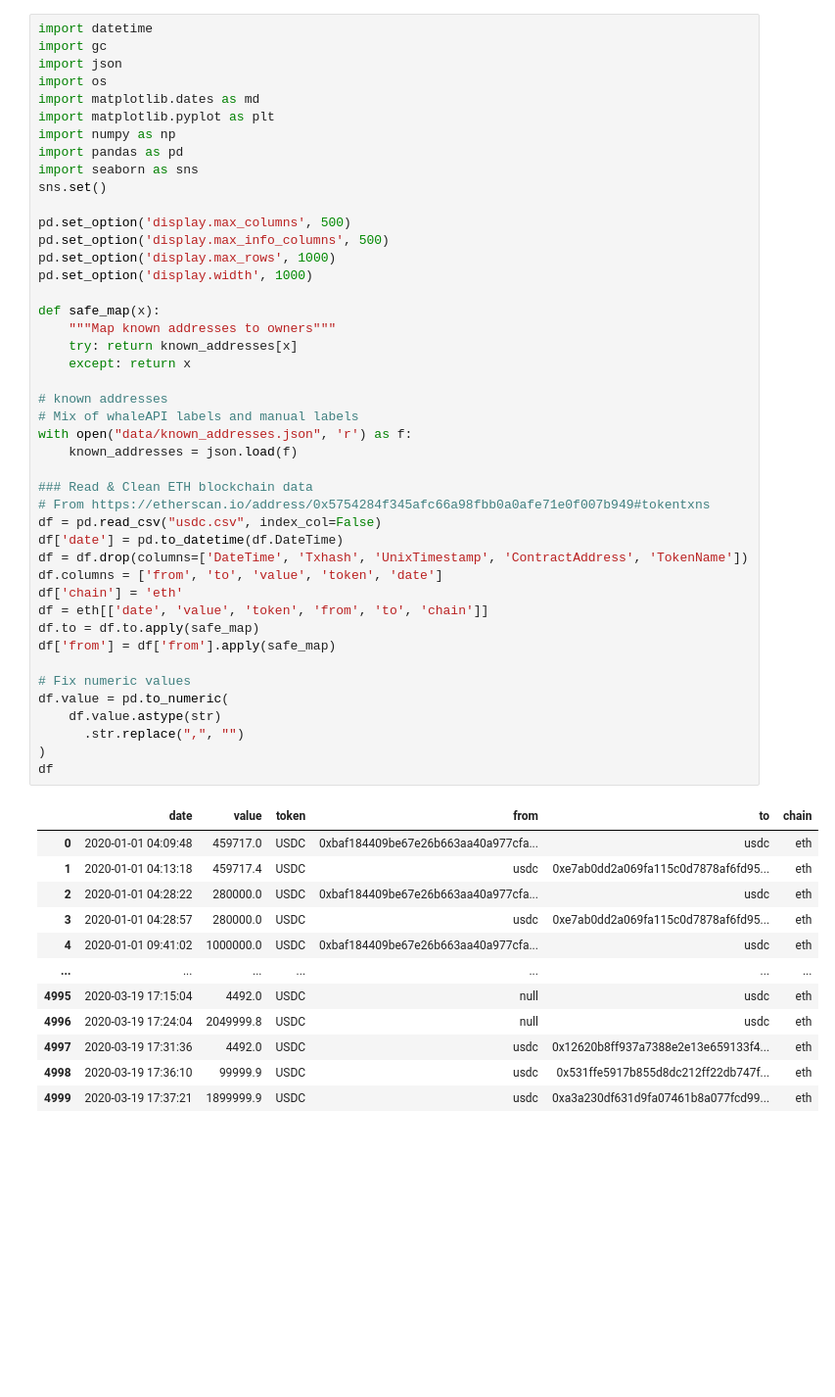
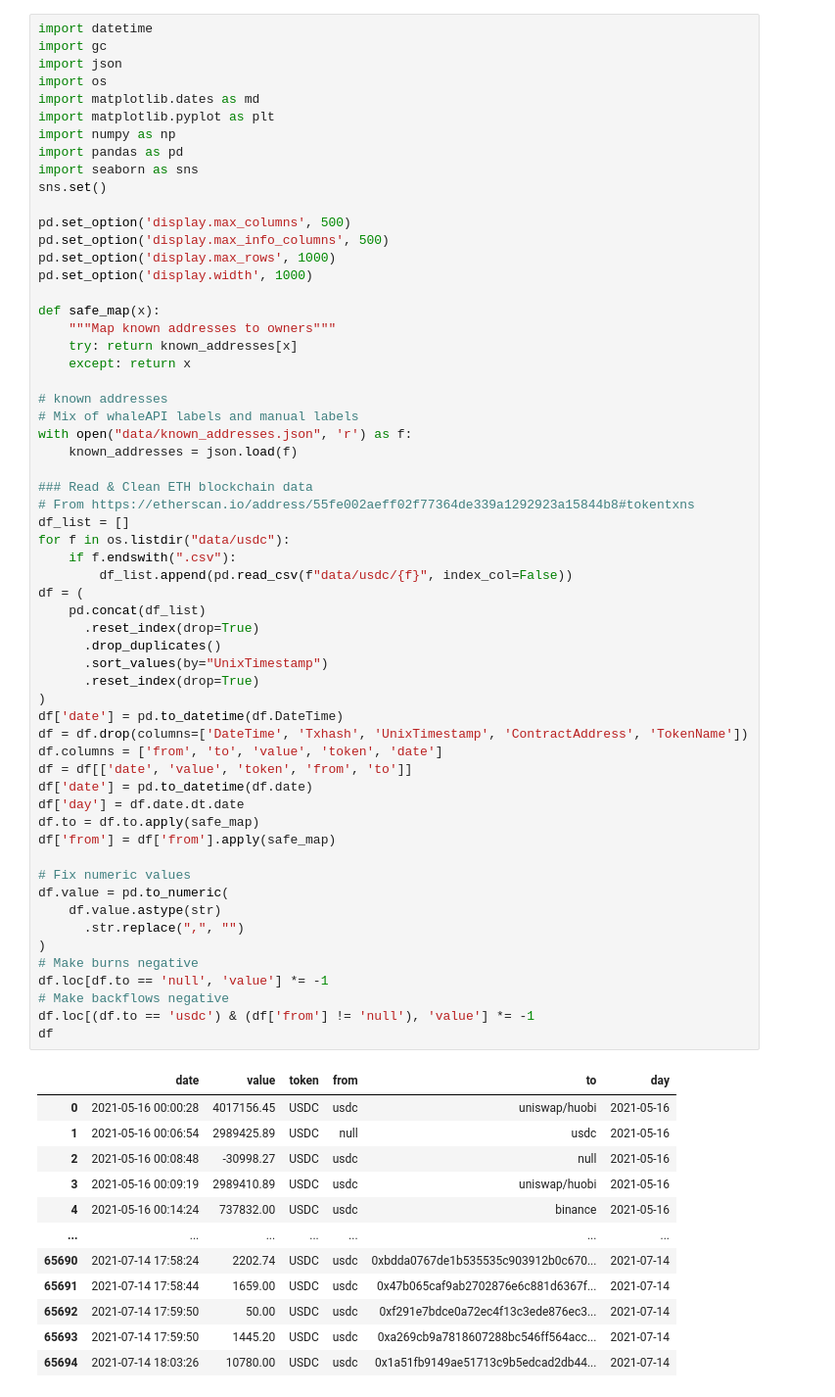
Before and after one commit to VHRanger/tether, a Jupyter notebook: backflows plot usdc.ipynb, the cells around one changed output. Shown at 98% size. Cells and saved outputs as stored; diff of their text form; blank space fills up the shorter version.

```diff
--- a/backflows plot usdc.ipynb
+++ b/backflows plot usdc.ipynb
@@ -12,46 +12,61 @@ sns.set()
 
 pd.set_option('display.max_columns', 500)
 pd.set_option('display.max_info_columns', 500)
 pd.set_option('display.max_rows', 1000)
 pd.set_option('display.width', 1000)
 
 def safe_map(x):
     """Map known addresses to owners"""
     try: return known_addresses[x]
     except: return x
 
 # known addresses
 # Mix of whaleAPI labels and manual labels
 with open("data/known_addresses.json", 'r') as f:
     known_addresses = json.load(f)
 
 ### Read & Clean ETH blockchain data
-# From https://etherscan.io/address/0x5754284f345afc66a98fbb0a0afe71e0f007b949#tokentxns
-df = pd.read_csv("usdc.csv", index_col=False)
+# From https://etherscan.io/address/55fe002aeff02f77364de339a1292923a15844b8#tokentxns
+df_list = []
+for f in os.listdir("data/usdc"):
+    if f.endswith(".csv"):
+        df_list.append(pd.read_csv(f"data/usdc/{f}", index_col=False))
+df = (
+    pd.concat(df_list)
+      .reset_index(drop=True)
+      .drop_duplicates()
+      .sort_values(by="UnixTimestamp")
+      .reset_index(drop=True)
+)
 df['date'] = pd.to_datetime(df.DateTime)
 df = df.drop(columns=['DateTime', 'Txhash', 'UnixTimestamp', 'ContractAddress', 'TokenName'])
 df.columns = ['from', 'to', 'value', 'token', 'date']
-df['chain'] = 'eth'
-df = eth[['date', 'value', 'token', 'from', 'to', 'chain']]
+df = df[['date', 'value', 'token', 'from', 'to']]
+df['date'] = pd.to_datetime(df.date)
+df['day'] = df.date.dt.date
 df.to = df.to.apply(safe_map)
 df['from'] = df['from'].apply(safe_map)
 
 # Fix numeric values
 df.value = pd.to_numeric(
     df.value.astype(str)
       .str.replace(",", "")
 )
+# Make burns negative
+df.loc[df.to == 'null', 'value'] *= -1
+# Make backflows negative
+df.loc[(df.to == 'usdc') & (df['from'] != 'null'), 'value'] *= -1
 df
 # %% [output]
-|  | date | value | token | from | to | chain |
-| 0 | 2020-01-01 04:09:48 | 459717.0 | USDC | 0xbaf184409be67e26b663aa40a977cfa... | usdc | eth |
-| 1 | 2020-01-01 04:13:18 | 459717.4 | USDC | usdc | 0xe7ab0dd2a069fa115c0d7878af6fd95... | eth |
-| 2 | 2020-01-01 04:28:22 | 280000.0 | USDC | 0xbaf184409be67e26b663aa40a977cfa... | usdc | eth |
-| 3 | 2020-01-01 04:28:57 | 280000.0 | USDC | usdc | 0xe7ab0dd2a069fa115c0d7878af6fd95... | eth |
-| 4 | 2020-01-01 09:41:02 | 1000000.0 | USDC | 0xbaf184409be67e26b663aa40a977cfa... | usdc | eth |
+|  | date | value | token | from | to | day |
+| 0 | 2021-05-16 00:00:28 | 4017156.45 | USDC | usdc | uniswap/huobi | 2021-05-16 |
+| 1 | 2021-05-16 00:06:54 | 2989425.89 | USDC | null | usdc | 2021-05-16 |
+| 2 | 2021-05-16 00:08:48 | -30998.27 | USDC | usdc | null | 2021-05-16 |
+| 3 | 2021-05-16 00:09:19 | 2989410.89 | USDC | usdc | uniswap/huobi | 2021-05-16 |
+| 4 | 2021-05-16 00:14:24 | 737832.00 | USDC | usdc | binance | 2021-05-16 |
 | ... | ... | ... | ... | ... | ... | ... |
-| 4995 | 2020-03-19 17:15:04 | 4492.0 | USDC | null | usdc | eth |
-| 4996 | 2020-03-19 17:24:04 | 2049999.8 | USDC | null | usdc | eth |
-| 4997 | 2020-03-19 17:31:36 | 4492.0 | USDC | usdc | 0x12620b8ff937a7388e2e13e659133f4... | eth |
-| 4998 | 2020-03-19 17:36:10 | 99999.9 | USDC | usdc | 0x531ffe5917b855d8dc212ff22db747f... | eth |
-| 4999 | 2020-03-19 17:37:21 | 1899999.9 | USDC | usdc | 0xa3a230df631d9fa07461b8a077fcd99... | eth |
+| 65690 | 2021-07-14 17:58:24 | 2202.74 | USDC | usdc | 0xbdda0767de1b535535c903912b0c670... | 2021-07-14 |
+| 65691 | 2021-07-14 17:58:44 | 1659.00 | USDC | usdc | 0x47b065caf9ab2702876e6c881d6367f... | 2021-07-14 |
+| 65692 | 2021-07-14 17:59:50 | 50.00 | USDC | usdc | 0xf291e7bdce0a72ec4f13c3ede876ec3... | 2021-07-14 |
+| 65693 | 2021-07-14 17:59:50 | 1445.20 | USDC | usdc | 0xa269cb9a7818607288bc546ff564acc... | 2021-07-14 |
+| 65694 | 2021-07-14 18:03:26 | 10780.00 | USDC | usdc | 0x1a51fb9149ae51713c9b5edcad2db44... | 2021-07-14 |
```
Also changed, not shown: parts of 8 cells of this notebook, 2 other files.
